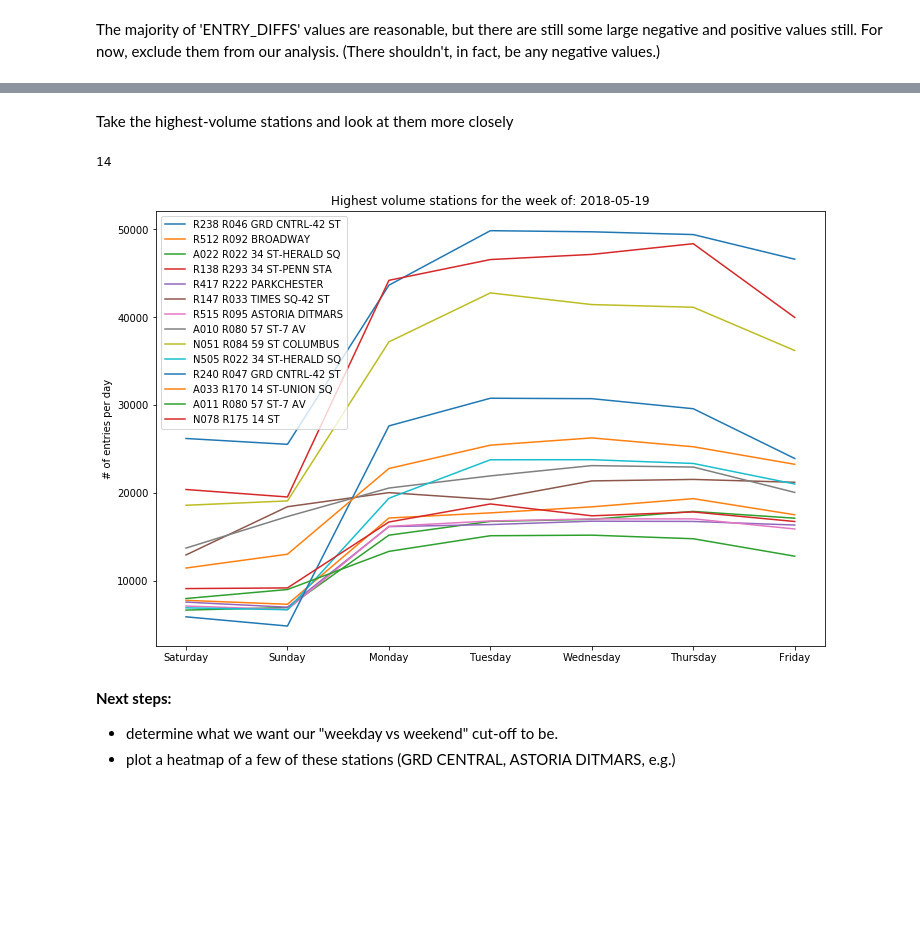
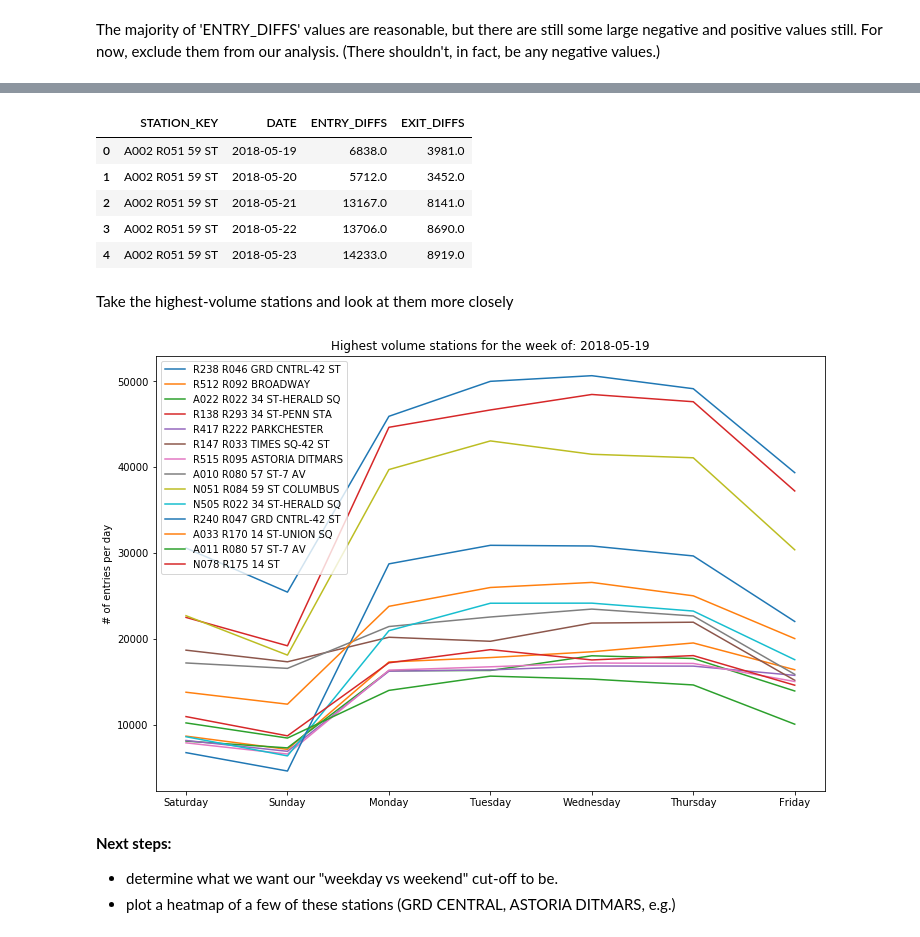
Before and after one commit to luketibbott/benson, a Jupyter notebook: benson-KF.ipynb, the cells around one changed output, grey strips where cells are left out. Cells and saved outputs as stored; diff of their text form; code cells hidden in the pictures; blank space fills up the shorter version.

```diff
--- a/benson-KF.ipynb
+++ b/benson-KF.ipynb
@@ -42,5 +39,6 @@ AttributeError: 'DataFrame' object has no attribute 'sort'
 # %%
-df['ENTRY_DIFFS'] = df.groupby(['STATION_KEY','SCP'])['ENTRIES'].diff()
-grp1 = df.groupby(['STATION_KEY', 'DATE'])['ENTRY_DIFFS'].sum().reset_index()
+df['ENTRY_DIFFS'] = df.groupby(['STATION_KEY','SCP'])['ENTRIES'].diff(periods=-1)*-1
+# %%
+df['EXIT_DIFFS'] = df.groupby(['STATION_KEY','SCP'])['EXITS'].diff(periods=-1)*-1
 # %% [markdown]
 The majority of 'ENTRY_DIFFS' values are reasonable, but there are still some large negative and positive values still. For now, exclude them from our analysis. (There shouldn't, in fact, be any negative values.)
@@ -59,3 +45,6 @@ Name: ENTRY_DIFFS, dtype: float64
 # %%
 # 200,000 entries per day is a reasonable cut-off
-clean_df = df[(df['ENTRY_DIFFS'] < 2E5) & (df['ENTRY_DIFFS'] > 0)]
+clean_df = df[(df['ENTRY_DIFFS'] < 2E5)
+              & (df['ENTRY_DIFFS'] > 0)
+              & (df['EXIT_DIFFS'] < 2E5)
+              & (df['EXIT_DIFFS'] > 0)]
@@ -90,28 +90,35 @@ def station_day2(s, d):
+# %%
+grp1 = df.groupby(['STATION_KEY', 'DATE'])['ENTRY_DIFFS','EXIT_DIFFS'].sum().reset_index()
+# %%
+grp1.head()
+# %% [output]
+|  | STATION_KEY | DATE | ENTRY_DIFFS | EXIT_DIFFS |
+| 0 | A002 R051 59 ST | 2018-05-19 | 6838.0 | 3981.0 |
+| 1 | A002 R051 59 ST | 2018-05-20 | 5712.0 | 3452.0 |
+| 2 | A002 R051 59 ST | 2018-05-21 | 13167.0 | 8141.0 |
+| 3 | A002 R051 59 ST | 2018-05-22 | 13706.0 | 8690.0 |
+| 4 | A002 R051 59 ST | 2018-05-23 | 14233.0 | 8919.0 |
 # %% [markdown]
 Take the highest-volume stations and look at them more closely
 # %%
 highest_vol = clean_df.sort_values('ENTRY_DIFFS').tail(100)['STATION_KEY'].unique()
-len(highest_vol)
-# %% [output]
-14
 # %%
 x_labels = calendar.day_name[5:] + calendar.day_name[:5]
 # %%
 fig, ax = plt.subplots(figsize=[12,8])
 
 for s in highest_vol:
-    station = highest_vol[0]
     dum_df = grp1[grp1['STATION_KEY'] == s]
     xs = dum_df['DATE']
     week_start = xs.iloc[0].strftime('%Y-%m-%d')
     plt.plot(xs, dum_df['ENTRY_DIFFS'], label=s)
     xticklocs = ax.get_xticks()
     plt.xticks(xticklocs, x_labels)
     plt.legend()
     plt.ylabel('# of entries per day')
     plt.title('Highest volume stations for the week of: ' + str(week_start));
 # %% [output]
-[figure, old version]
+[figure, new version]
 # %% [markdown]
 **Next steps:**
 - determine what we want our "weekday vs weekend" cut-off to be.
```
Also changed, not shown: parts of 33 cells of this notebook, 5 other files.
